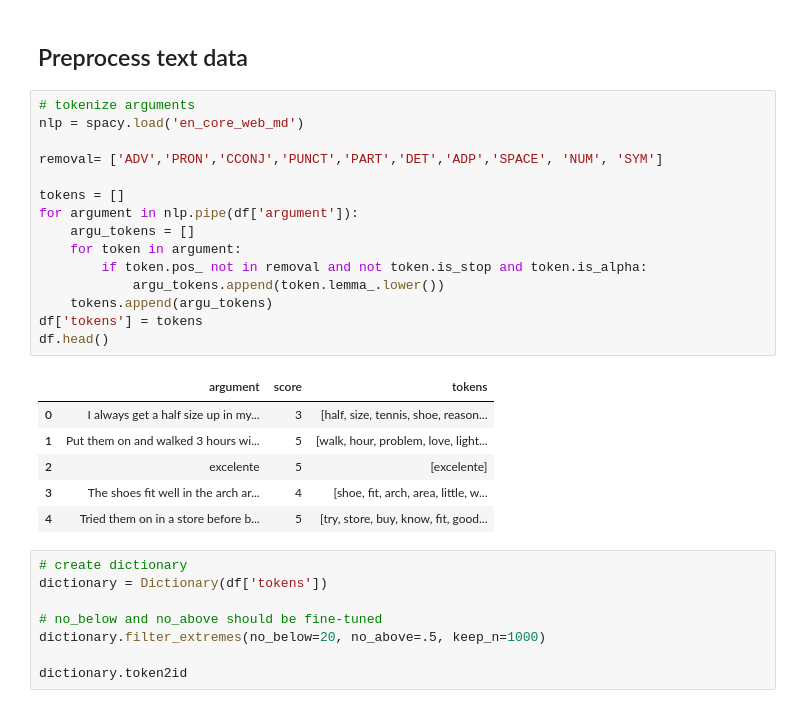
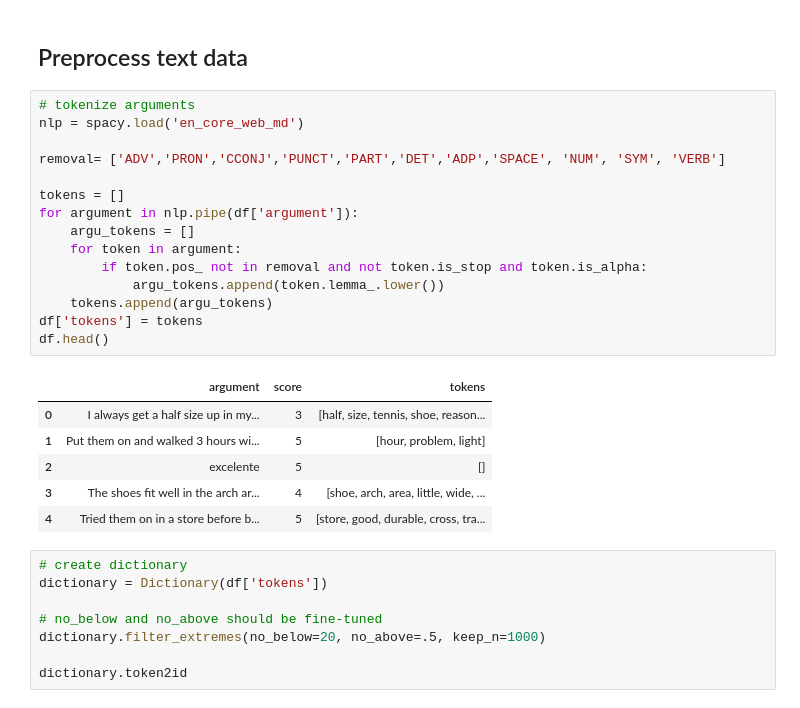
Before and after one commit to EyeofBeholder-NLeSC/orange3-argument, a Jupyter notebook: notebooks/new_framework.ipynb, the cells around one changed output. Drawn from its saved outputs; the diff is of its cells as text.

```diff
--- a/notebooks/new_framework.ipynb
+++ b/notebooks/new_framework.ipynb
@@ -34,25 +34,25 @@ memory usage: 5.9+ KB
 # %%
 # tokenize arguments
 nlp = spacy.load('en_core_web_md')
 
-removal= ['ADV','PRON','CCONJ','PUNCT','PART','DET','ADP','SPACE', 'NUM', 'SYM']
+removal= ['ADV','PRON','CCONJ','PUNCT','PART','DET','ADP','SPACE', 'NUM', 'SYM', 'VERB']
 
 tokens = []
 for argument in nlp.pipe(df['argument']):
     argu_tokens = []
     for token in argument:
         if token.pos_ not in removal and not token.is_stop and token.is_alpha:
             argu_tokens.append(token.lemma_.lower())
     tokens.append(argu_tokens)
 df['tokens'] = tokens
 df.head()
 # %% [output]
 |  | argument | score | tokens |
 | 0 | I always get a half size up in my... | 3 | [half, size, tennis, shoe, reason... |
-| 1 | Put them on and walked 3 hours wi... | 5 | [walk, hour, problem, love, light... |
-| 2 | excelente | 5 | [excelente] |
-| 3 | The shoes fit well in the arch ar... | 4 | [shoe, fit, arch, area, little, w... |
-| 4 | Tried them on in a store before b... | 5 | [try, store, buy, know, fit, good... |
+| 1 | Put them on and walked 3 hours wi... | 5 | [hour, problem, light] |
+| 2 | excelente | 5 | [] |
+| 3 | The shoes fit well in the arch ar... | 4 | [shoe, arch, area, little, wide, ... |
+| 4 | Tried them on in a store before b... | 5 | [store, good, durable, cross, tra... |
 # %%
 # create dictionary
 dictionary = Dictionary(df['tokens'])
```
Also changed, not shown: parts of 9 cells of this notebook.
